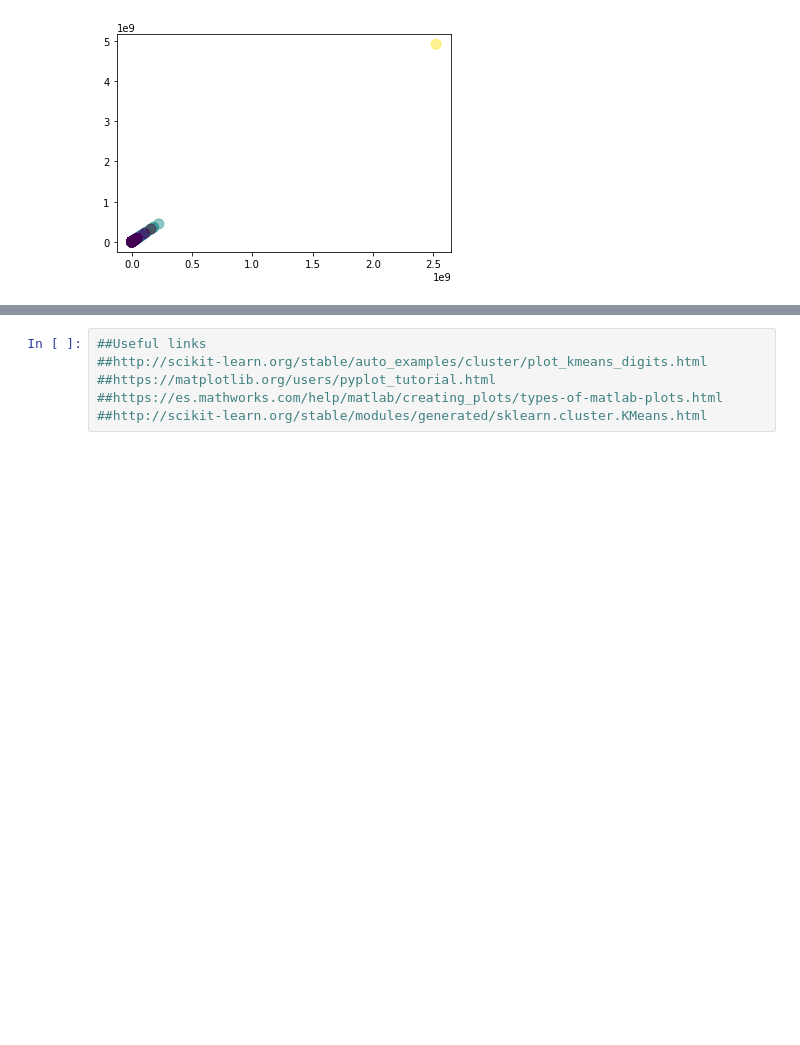
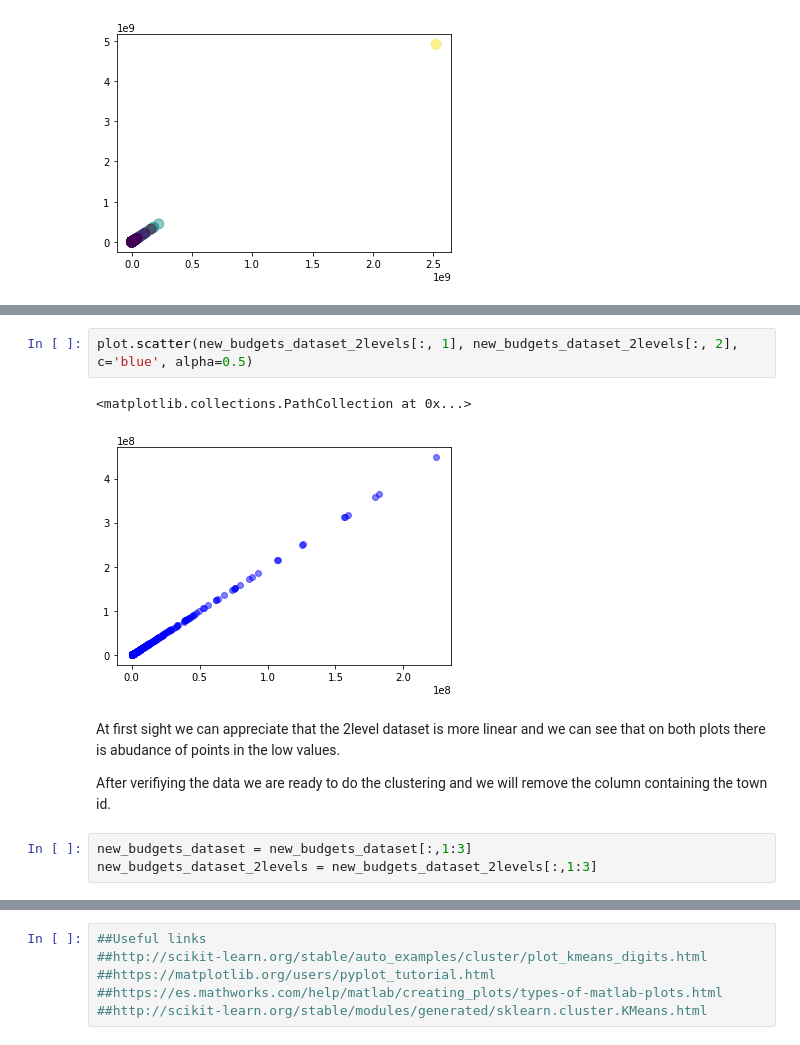
Before and after one commit to BigDataScience17-18/assignment-1-arnaucasanova_alexflores, a Jupyter notebook: Assignment3_Py/assignment3_clustering.ipynb, the cells around one changed output, grey strips where cells are left out. Drawn from its saved outputs; the diff is of its cells as text; blank space fills up the shorter version.

```diff
--- a/Assignment3_Py/assignment3_clustering.ipynb
+++ b/Assignment3_Py/assignment3_clustering.ipynb
@@ -322,0 +360,12 @@ plot.scatter(new_budgets_dataset_2levels[:, 1], new_budgets_dataset_2levels[:, 2
+# %%
+plot.scatter(new_budgets_dataset_2levels[:, 1], new_budgets_dataset_2levels[:, 2], c='blue', alpha=0.5)
+# %% [output]
+<matplotlib.collections.PathCollection at 0x...>
+[figure, added]
+# %% [markdown]
+At first sight we can appreciate that the 2level dataset is more linear and we can see that on both plots there is abudance of points in the low values.
+
+After verifiying the data we are ready to do the clustering and we will remove the column containing the town id.
+# %%
+new_budgets_dataset = new_budgets_dataset[:,1:3]
+new_budgets_dataset_2levels = new_budgets_dataset_2levels[:,1:3]
```
Also changed, not shown: parts of 10 cells of this notebook.
